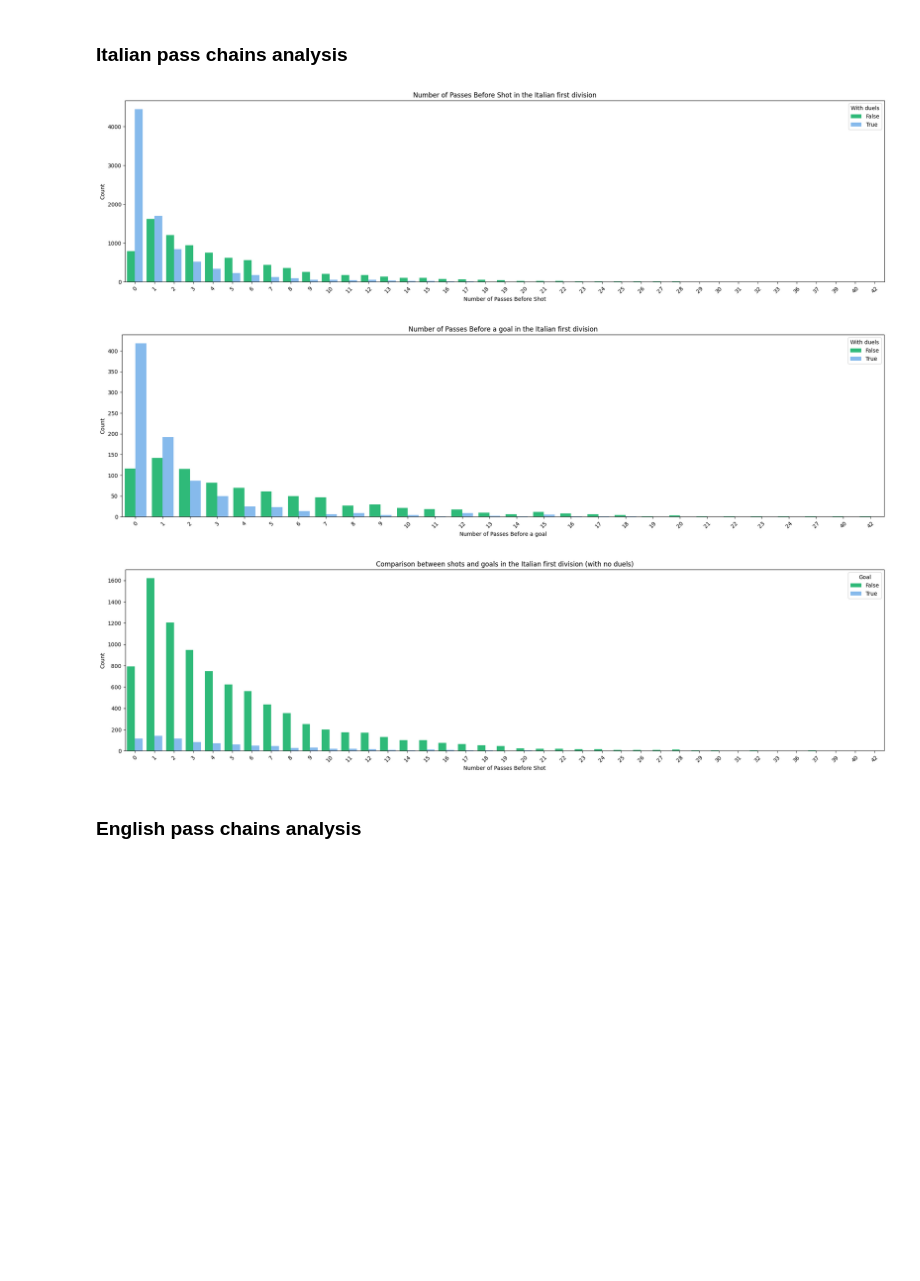
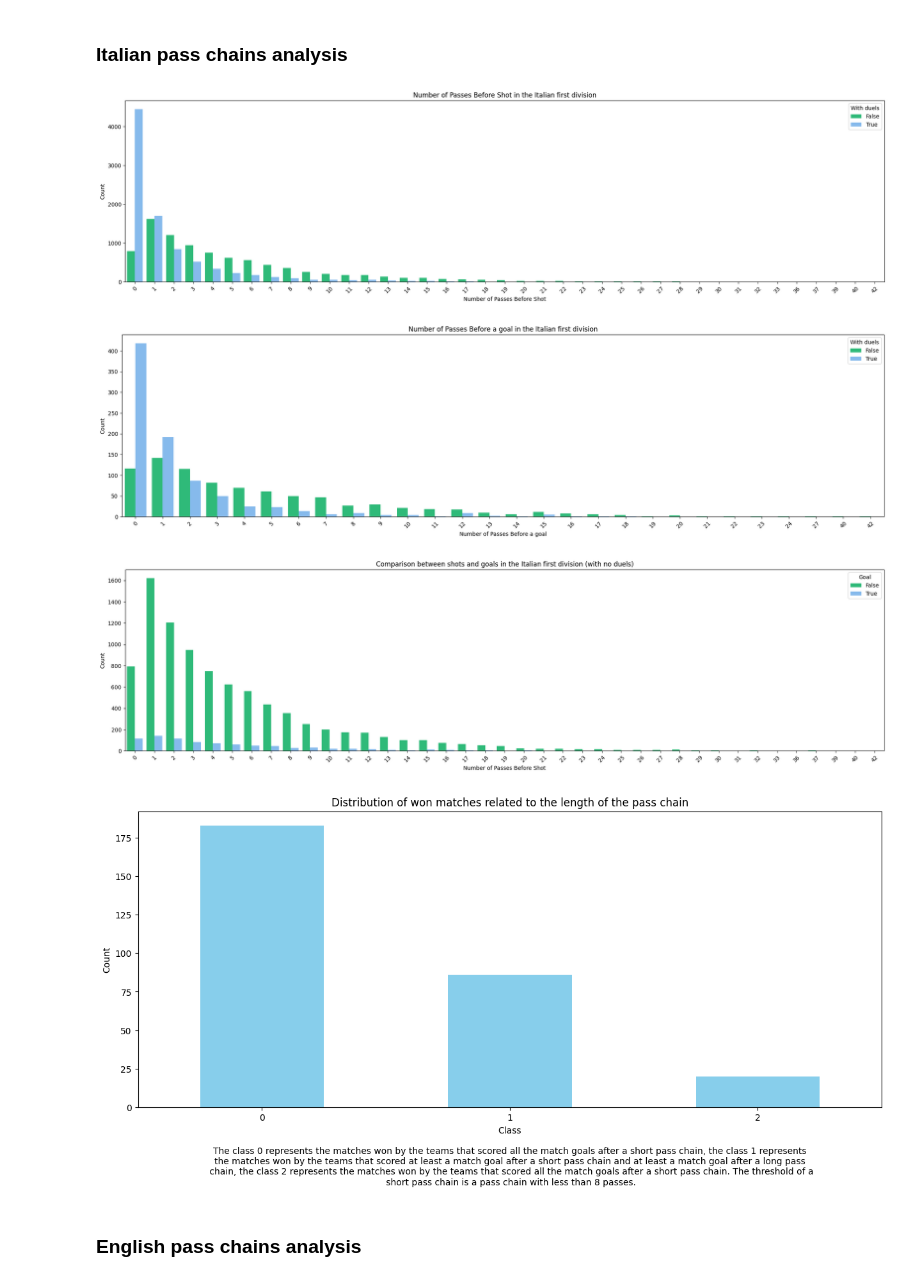
Before and after one commit to PasqualeEsposito/Geospatial_Analytics, a Jupyter notebook: Pass_chains_analysis.ipynb, the cells around one changed output. Drawn from its saved outputs; the diff is of its cells as text; code cells hidden in the pictures; blank space fills up the shorter version.

```diff
--- a/Pass_chains_analysis.ipynb
+++ b/Pass_chains_analysis.ipynb
@@ -21,6 +21,12 @@ nations = ['Italy','England','Germany','France','Spain','European_Championship',
 for nation in nations:
     with open('./data/events/events_%s.json' %nation) as json_data:
         events[nation] = json.load(json_data)
+
+# loading the matches data
+matches={}
+for nation in nations:
+    with open('./data/matches/matches_%s.json' %nation) as json_data:
+        matches[nation] = json.load(json_data)
 # %% [markdown]
 ### JSON to DataFrame
 # %%
@@ -33,6 +39,16 @@ events_df = {
     'European_Championship': pd.DataFrame(events['European_Championship']),
     'World_Cup': pd.DataFrame(events['World_Cup'])
 }
+# %%
+matches_df = {
+    'Italy': pd.DataFrame(matches['Italy']),
+    'England': pd.DataFrame(matches['England']),
+    'Germany': pd.DataFrame(matches['Germany']),
+    'France': pd.DataFrame(matches['France']),
+    'Spain': pd.DataFrame(matches['Spain']),
+    'European_Championship': pd.DataFrame(matches['European_Championship']),
+    'World_Cup': pd.DataFrame(matches['World_Cup'])
+}
 # %% [markdown]
 ### Preprocessing
 # %% [markdown]
@@ -41,6 +57,7 @@ These DataFrames will be used to do a total final analysis.
 total_passes_counts = pd.DataFrame()
 total_goals_passes_counts = pd.DataFrame()
 total_comparison = pd.DataFrame()
+competition_wins = pd.DataFrame()
 # %%
 events_df['England'][20:25]
 # %% [output]
@@ -78,9 +95,10 @@ The following function is used for analyzing the pass chains distribution before
 # %%
 def pass_chain_analysis(competition_area, competition_name):
     competition_events = events_df[competition_area]
+    competition_matches = matches_df[competition_area]
 
     # returns a dictionary with the number of passes before a shot for each match and each event
-    passes_before_shot = get_passes_before_shot(competition_events)
+    passes_before_shot = get_passes_before_shot(competition_events, competition_matches)
     # returns a dataframe with the number of passes before a shot for each match
     competition_passes_counts = count_passes_before_shot(passes_before_shot)
     # add a column to the dataframe to specify if the event is a duel or not in order to make the comparison
@@ -96,8 +114,10 @@ def pass_chain_analysis(competition_area, competition_name):
     for index, row in goals.iterrows():
         match_id = row['matchId']
         event_sec = row['eventSec']
+        team_id = row['teamId']
+        winner = competition_matches[competition_matches['wyId'] == match_id]['winner'].values[0]
 
-        passes_before_goal[match_id, event_sec] = passes_before_shot[match_id, event_sec]
+        passes_before_goal[match_id, team_id, event_sec, winner] = passes_before_shot[match_id, team_id, event_sec, winner]
 
     # returns a dataframe with the number of passes before a goal for each match
     competition_goals_passes_counts = count_passes_before_shot(passes_before_goal)
@@ -109,7 +129,7 @@ def pass_chain_analysis(competition_area, competition_name):
     competition_events = competition_events[((competition_events['eventId'] != 1) & (~competition_events['subEventId'].isin([11, 12, 13])))].reset_index(drop=True)
     competition_events = competition_events[((competition_events['eventId'] != 7) & (competition_events['subEventId'] != 72))].reset_index(drop=True)
 
-    passes_before_shot_no_duel = get_passes_before_shot(competition_events)
+    passes_before_shot_no_duel = get_passes_before_shot(competition_events, competition_matches)
     competition_passes_counts_no_duels = count_passes_before_shot(passes_before_shot_no_duel)
 
     competition_passes_counts_no_duels['duel'] = False
@@ -121,8 +141,10 @@ def pass_chain_analysis(competition_area, competition_name):
     for index, row in goals.iterrows():
         match_id = row['matchId']
         event_sec = row['eventSec']
+        team_id = row['teamId']
+        winner = competition_matches[competition_matches['wyId'] == match_id]['winner'].values[0]
 
-        passes_before_goal_no_duel[match_id, event_sec] = passes_before_shot_no_duel[match_id, event_sec]
+        passes_before_goal_no_duel[match_id, team_id, event_sec, winner] = passes_before_shot_no_duel[match_id, team_id, event_sec, winner]
 
     competition_goals_passes_counts_no_duels = count_passes_before_shot(passes_before_goal_no_duel)
     competition_goals_passes_counts_no_duels['duel'] = False
@@ -141,8 +163,11 @@ def pass_chain_analysis(competition_area, competition_name):
     plot_histogram_pass_chain(competition_goals_passes_counts, 'Passes', 'count', 'Number of Passes Before a goal', 'Count', 'Number of Passes Before a goal in the %s' %competition_name)
     plot_histogram_comparison_pass_chain(comparison_goals_passes_counts, 'Passes', 'count', 'Number of Passes Before Shot', 'Count', 'Comparison between shots and goals in the %s (with no duels)' %competition_name)
 
+    # analyze the probability of winning a match given the number of passes before a goal
+    competition_wins = winning_probability(passes_before_goal_no_duel, 8)
+
     #update the total dataframes
-    return competition_passes_counts, competition_goals_passes_counts, comparison_goals_passes_counts
+    return competition_passes_counts, competition_goals_passes_counts, comparison_goals_passes_counts, competition_wins
 # %% [markdown]
 The following function is used to sum up all the distributions of the different championships that have been analyzed.
 # %%
@@ -157,14 +183,16 @@ def total_analysis(total_passes_counts, total_goals_passes_counts, total_compari
 # %% [markdown]
 ### Italian pass chains analysis
 # %%
-df1, df2, df3 = pass_chain_analysis('Italy', 'Italian first division')
+df1, df2, df3, df4 = pass_chain_analysis('Italy', 'Italian first division')
 total_passes_counts = pd.concat([total_passes_counts, df1])
 total_goals_passes_counts = pd.concat([total_goals_passes_counts, df2])
 total_comparison = pd.concat([total_comparison, df3])
+competition_wins = pd.concat([competition_wins, df4])
 # %% [output]
 [figure]
 [figure]
 [figure]
+[figure, added]
 # %% [markdown]
 ### English pass chains analysis
 # %%
```
Also changed, not shown: parts of 8 cells of this notebook.
